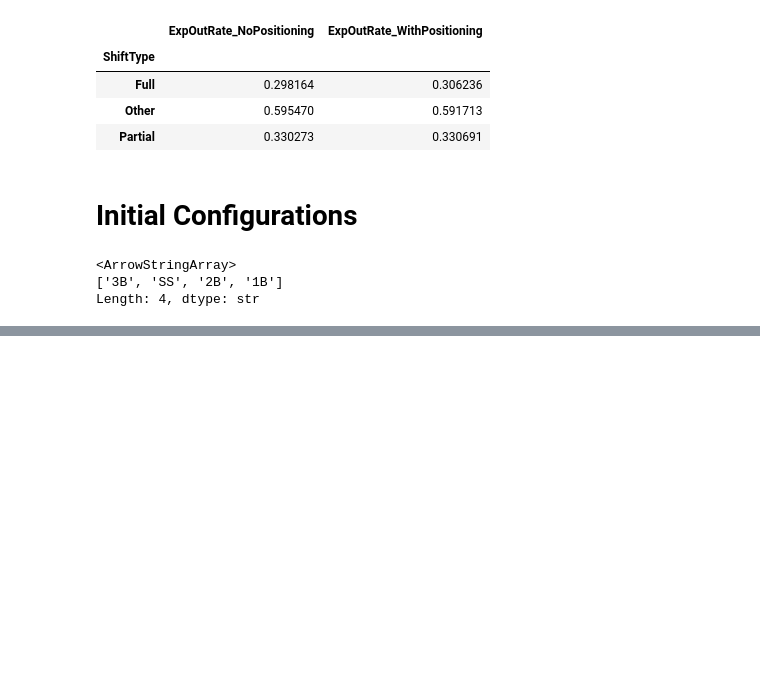
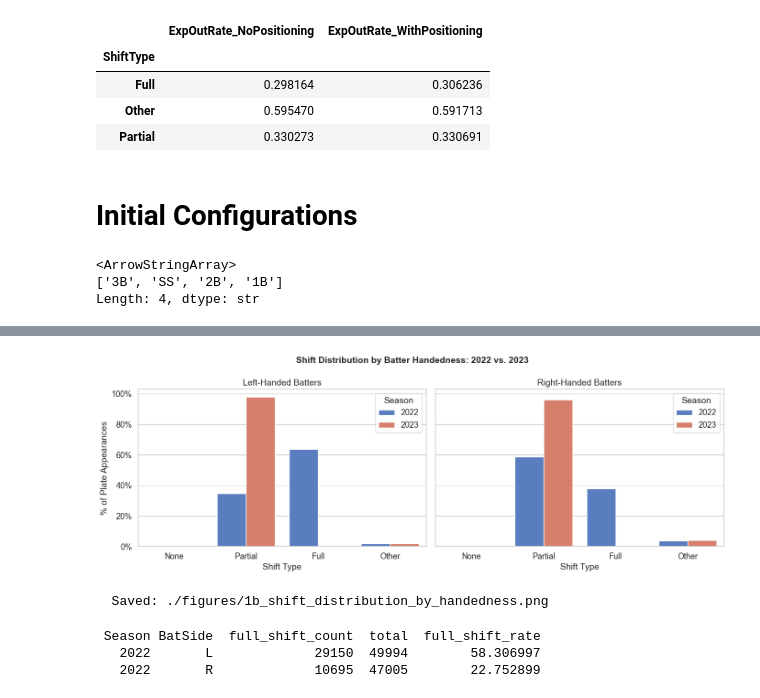
Before and after one commit to natespear521/OSU-MLB-Hackathon-2026, a Jupyter notebook: testnote.ipynb, the cells around one changed output, grey strips where cells are left out. Drawn from its saved outputs; the diff is of its cells as text; code cells hidden in the pictures; blank space fills up the shorter version.

```diff
--- a/testnote.ipynb
+++ b/testnote.ipynb
@@ -205,0 +250,49 @@ YEAR_PALETTE = {2022: "#4878CF", 2023: "#E8735A"}
+# %%
+# 1B: Shift distribution split by batter handedness
+shift_hand = (
+    raw_data.groupby(["Season", "BatSide", "ShiftType"])
+    .size()
+    .reset_index(name="count")
+)
+shift_hand["pct"] = shift_hand.groupby(["Season", "BatSide"])["count"].transform(
+    lambda x: x / x.sum() * 100
+)
+
+fig, axes = plt.subplots(1, 2, figsize=(14, 5), sharey=True)
+for ax, side in zip(axes, ["L", "R"]):
+    sub = shift_hand[shift_hand["BatSide"] == side]
+    sns.barplot(
+        data=sub, x="ShiftType", y="pct", hue="Season",
+        order=shift_order, palette=YEAR_PALETTE, ax=ax
+    )
+    ax.set_title(f"{'Left' if side == 'L' else 'Right'}-Handed Batters")
+    ax.set_xlabel("Shift Type")
+    ax.set_ylabel("% of Plate Appearances" if side == "L" else "")
+    ax.yaxis.set_major_formatter(mtick.PercentFormatter())
+    ax.legend(title="Season")
+
+fig.suptitle("Shift Distribution by Batter Handedness: 2022 vs. 2023", fontsize=14, weight="bold")
+fig.tight_layout()
+plt.show()
+savefig(fig, "1b_shift_distribution_by_handedness.png")
+# %% [output]
+[figure, added]
+  Saved: ./figures/1b_shift_distribution_by_handedness.png
+# %%
+# 1C: Full shift rate change summary table
+full_shift_summary = (
+    raw_data[raw_data["ShiftType"] == "Full"]
+    .groupby(["Season", "BatSide"])
+    .size()
+    .reset_index(name="full_shift_count")
+)
+total = raw_data.groupby(["Season", "BatSide"]).size().reset_index(name="total")
+full_shift_summary = full_shift_summary.merge(total, on=["Season", "BatSide"])
+full_shift_summary["full_shift_rate"] = (
+    full_shift_summary["full_shift_count"] / full_shift_summary["total"] * 100
+)
+print(full_shift_summary.to_string(index=False))
+# %% [output]
+ Season BatSide  full_shift_count  total  full_shift_rate
+   2022       L             29150  49994        58.306997
+   2022       R             10695  47005        22.752899
```
Also changed, not shown: parts of 18 cells of this notebook, 12 other files.
